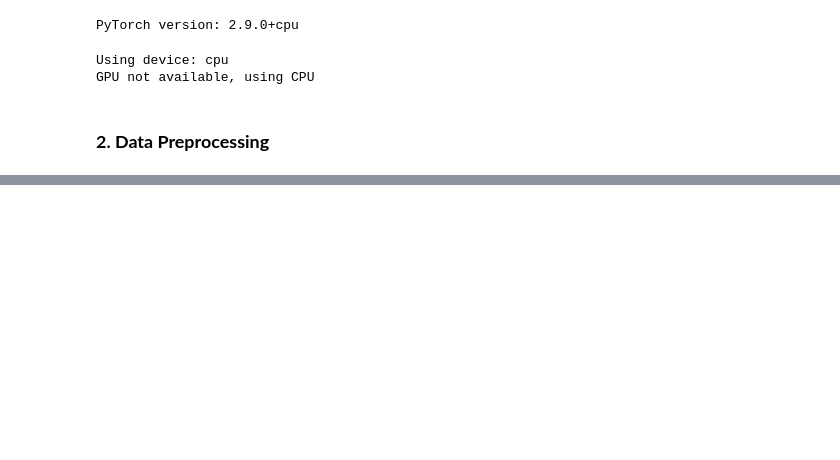
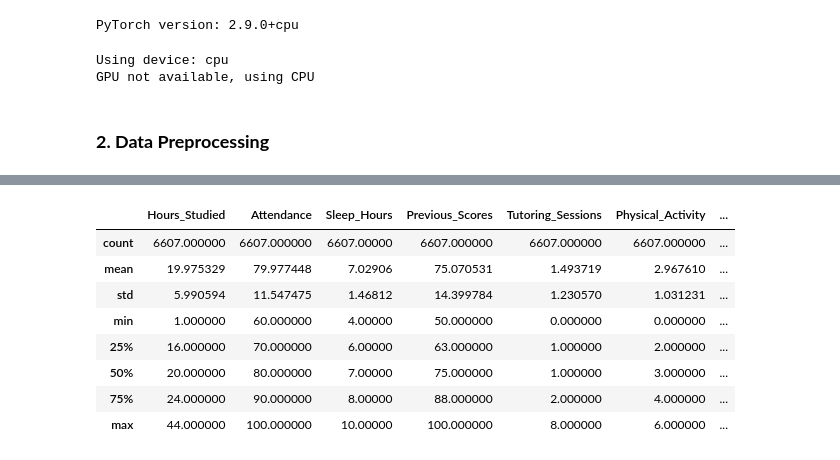
Before and after one commit to sshariqali/UK-AI-Olympiad, a Jupyter notebook: Day 4/neural_networks.ipynb, the cells around one changed output, grey strips where cells are left out. Cells and saved outputs as stored; diff of their text form; code cells hidden in the pictures; blank space fills up the shorter version.

```diff
--- a/Day 4/neural_networks.ipynb
+++ b/Day 4/neural_networks.ipynb
@@ -96,0 +140,13 @@ df
+# %%
+# Get descriptive statistics for numerical columns
+data.describe()
+# %% [output]
+|  | Hours_Studied | Attendance | Sleep_Hours | Previous_Scores | Tutoring_Sessions | Physical_Activity | ... |
+| count | 6607.000000 | 6607.000000 | 6607.00000 | 6607.000000 | 6607.000000 | 6607.000000 | ... |
+| mean | 19.975329 | 79.977448 | 7.02906 | 75.070531 | 1.493719 | 2.967610 | ... |
+| std | 5.990594 | 11.547475 | 1.46812 | 14.399784 | 1.230570 | 1.031231 | ... |
+| min | 1.000000 | 60.000000 | 4.00000 | 50.000000 | 0.000000 | 0.000000 | ... |
+| 25% | 16.000000 | 70.000000 | 6.00000 | 63.000000 | 1.000000 | 2.000000 | ... |
+| 50% | 20.000000 | 80.000000 | 7.00000 | 75.000000 | 1.000000 | 3.000000 | ... |
+| 75% | 24.000000 | 90.000000 | 8.00000 | 88.000000 | 2.000000 | 4.000000 | ... |
+| max | 44.000000 | 100.000000 | 10.00000 | 100.000000 | 8.000000 | 6.000000 | ... |
```
Also changed, not shown: parts of 41 cells of this notebook, 1 other file.
